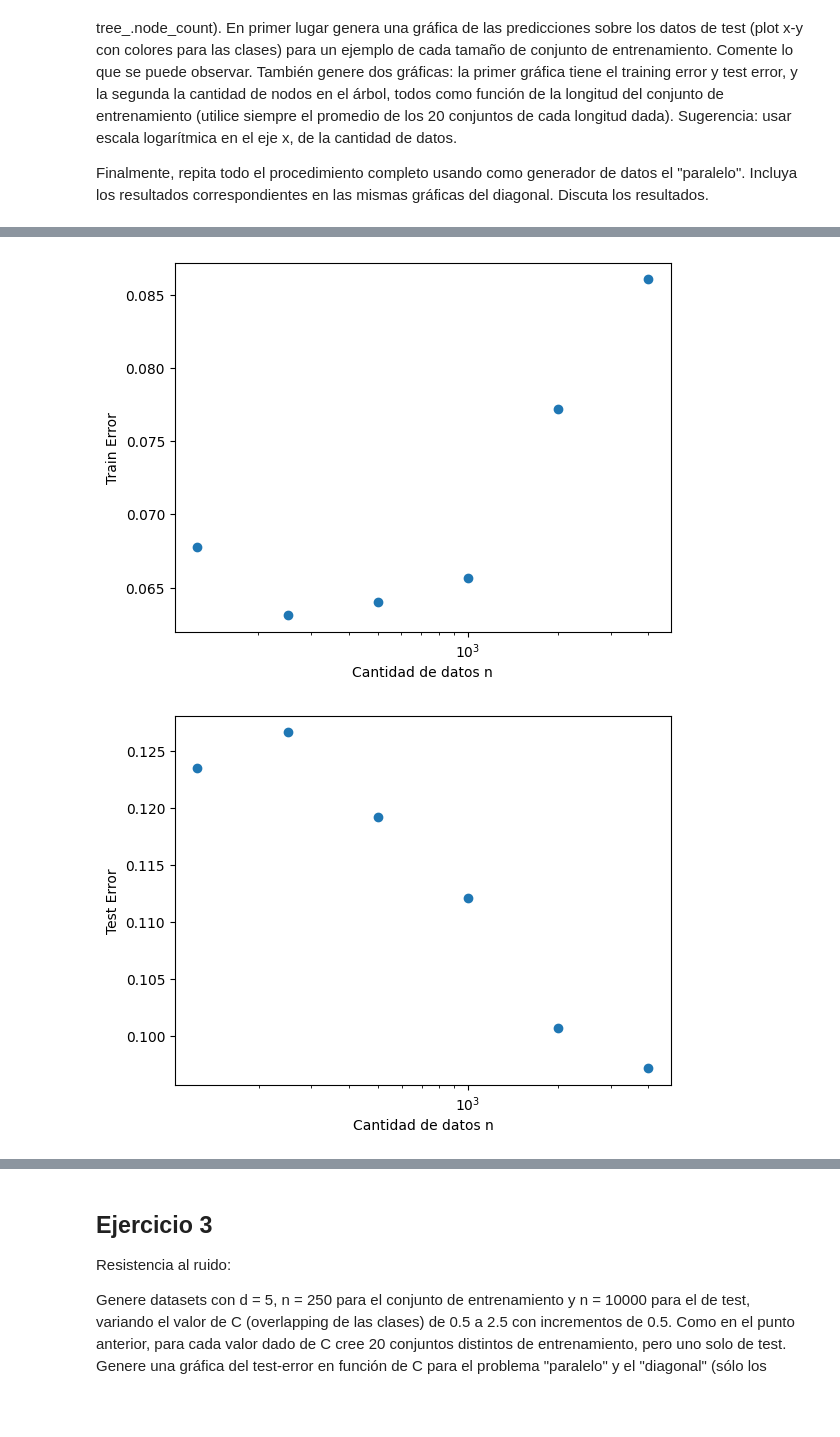
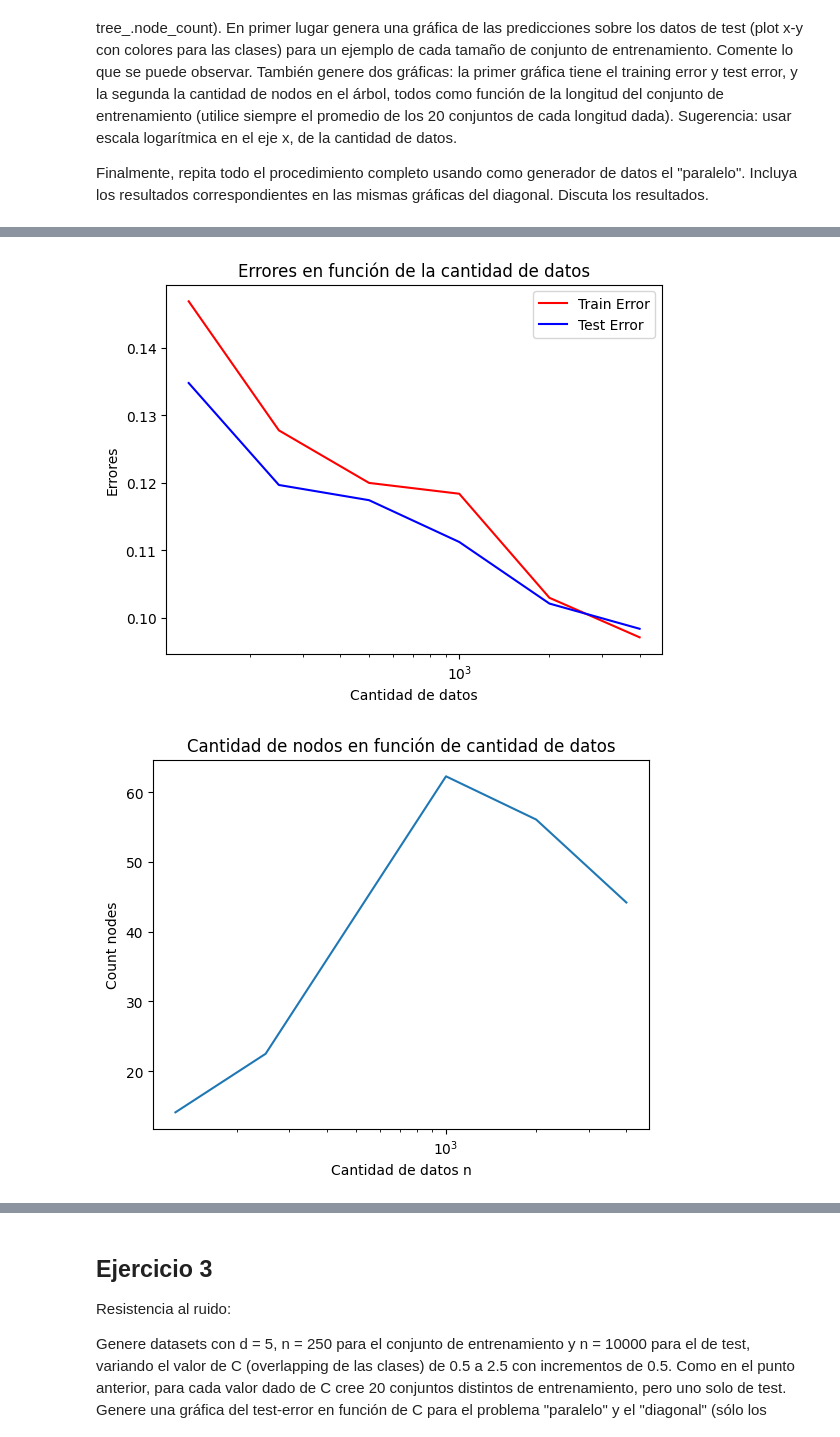
Before and after one commit to Martin-Binner/IA, a Jupyter notebook: ML/IIA24_ML_Generacion.ipynb, the cells around one changed output, grey strips where cells are left out. Drawn from its saved outputs; the diff is of its cells as text; code cells hidden in the pictures; blank space fills up the shorter version.

```diff
--- a/ML/IIA24_ML_Generacion.ipynb
+++ b/ML/IIA24_ML_Generacion.ipynb
@@ -254,8 +254,9 @@ def toTreeClassifier(s):
     Xinput_train, Xinput_test, youtput_train, youtput_test = train_test_split(Xinput, youtput, random_state=0)
     clf1 = DecisionTreeClassifier(criterion="entropy",min_impurity_decrease=0.002,random_state=0,min_samples_leaf=5)
     clf1.fit(Xinput_train, youtput_train)
-    plot_tree(clf1)
-    return (Xinput_train, youtput_train), clf1
+    return (Xinput_test, youtput_test), clf1
 
 sets =[espirales(i) for i in [150,600,3000]]
 _,tree150 = toTreeClassifier(sets[0])
+_, tree600 = toTreeClassifier(sets[1])
+_, tree3000 = toTreeClassifier(sets[2])
@@ -351,6 +338,10 @@ for n in nValues:
+# %%
+nValues = [125, 250, 500, 1000, 2000, 4000]
+countSets = 20
+nDiag, nDiagErr, testDiag = generatorDataTree(diagonales, nValues, countSets)
 # %%
 for n in nValues:
-    (_,trees) = nDF[n]
-    plotTest = comparationDataFrame(Xtest, trees[19])
+    (_,trees) = nDiag[n]
+    plotTest = comparationDataFrame(np.array(testDiag['input'].tolist()), trees[0])
     printData(plotTest)
 # %% [output]
@@ -363,23 +354,33 @@ for n in nValues:
 # %%
 def printEscLog(valuesX, valuesY, labelY):
-    plt.scatter(valuesX, valuesY)
+    plt.figure()
+    plt.plot(valuesX, valuesY)
     plt.xscale('log')
     plt.xlabel('Cantidad de datos n')
     plt.ylabel(labelY)
+    plt.title('Cantidad de nodos en función de cantidad de datos')
     plt.show()
 
 promTrainErr = []
 promTestErr = []
 promNodes = []
 for n in nValues:
-    (trainErrors, testErrors, countNodes) = nDFError[n]
+    (trainErrors, testErrors, countNodes) = nDiagErr[n]
     promTrainErr.append(sum(trainErrors)/countSets)
     promTestErr.append(sum(testErrors)/countSets)
     promNodes.append(sum(countNodes)/countSets)
 
-printEscLog(nValues, promTrainErr, 'Train Error')
-printEscLog(nValues, promTestErr, 'Test Error')
+plt.figure()
+plt.plot(nValues, promTrainErr, label='Train Error', color='red')
+plt.plot(nValues, promTestErr, label='Test Error', color='blue')
+plt.xscale('log')
+plt.xlabel('Cantidad de datos')
+plt.ylabel('Errores')
+plt.title('Errores en función de la cantidad de datos')
+plt.legend()
+plt.show()
+
 printEscLog(nValues, promNodes, 'Count nodes')
 # %% [output]
-[figure, old version]
+[figure, new version]
-[figure, old version]
+[figure, new version]
```
Also changed, not shown: parts of 25 cells of this notebook.
